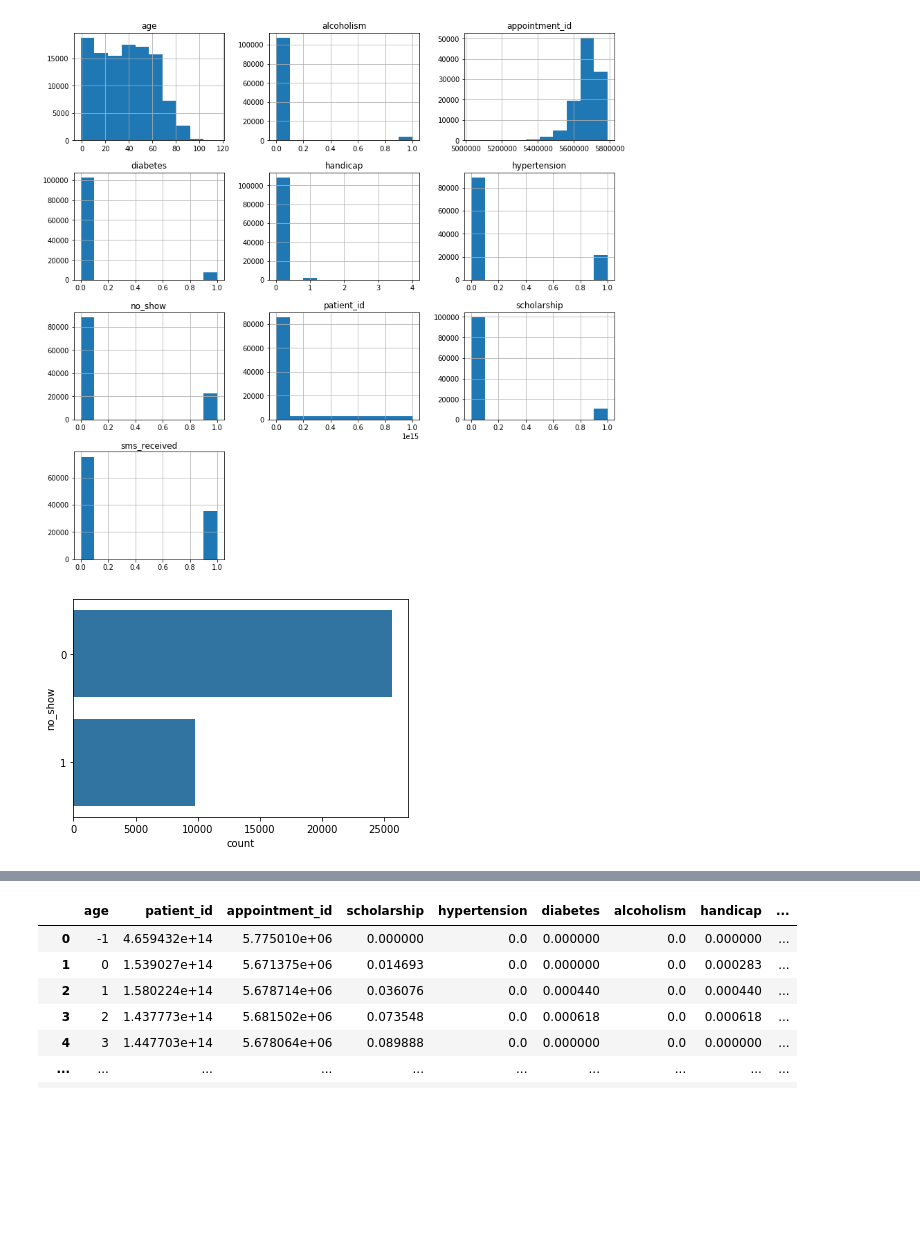
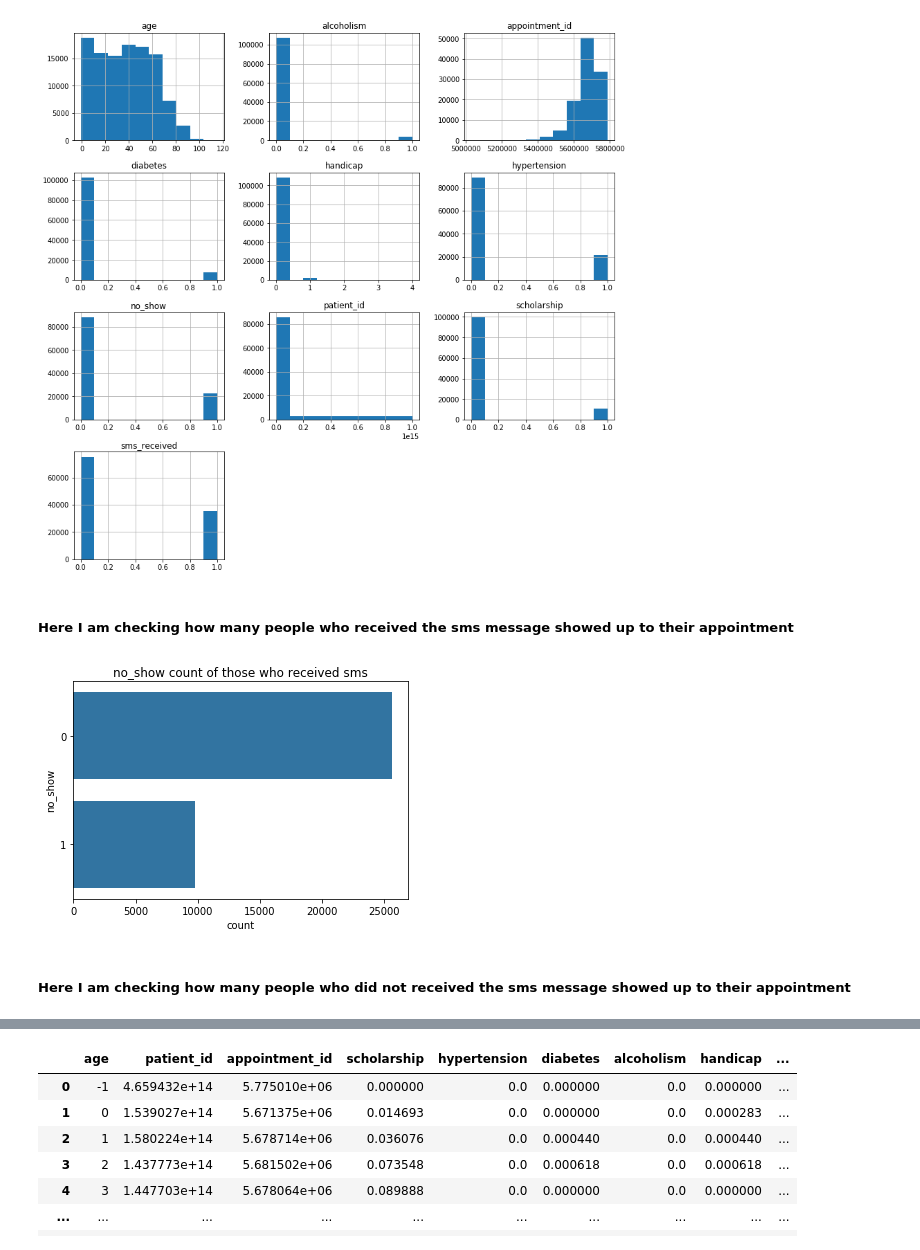
Before and after one commit to dodsy4/GP-attendence-analysis, a Jupyter notebook: Investigating No-Shows.ipynb, the cells around one changed output, grey strips where cells are left out. Drawn from its saved outputs; the diff is of its cells as text; code cells hidden in the pictures; blank space fills up the shorter version.

```diff
--- a/Investigating No-Shows.ipynb
+++ b/Investigating No-Shows.ipynb
@@ -158,15 +147,20 @@ dtype: object
 df.hist(figsize=(14,14));
 # %% [output]
 [figure]
+# %% [markdown]
+##### Here I am checking how many people who received the sms message showed up to their appointment
 # %%
 df_sms = df[df['sms_received']==1]
 
 
 counts = df_sms['no_show'].value_counts()
 order = counts.index
+plt.title('no_show count of those who received sms')
 sb.countplot(data = df_sms, y = 'no_show', order = order, color=base_color);
 # %% [output]
-[figure, old version]
+[figure, new version]
+# %% [markdown]
+##### Here I am checking how many people who did not received the sms message showed up to their appointment
 # %%
 df_sms = df[df['sms_received']==0]
 
```
Also changed, not shown: parts of 17 cells of this notebook.
